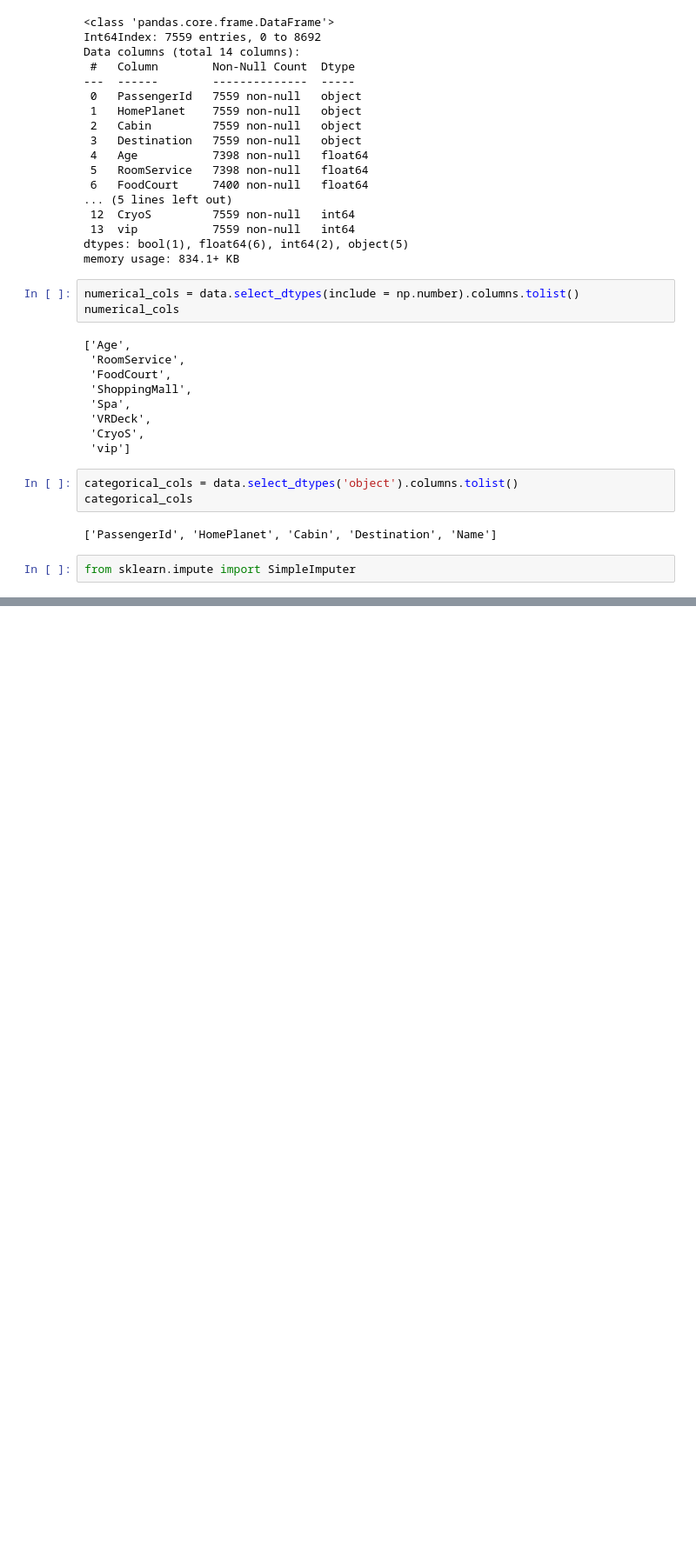
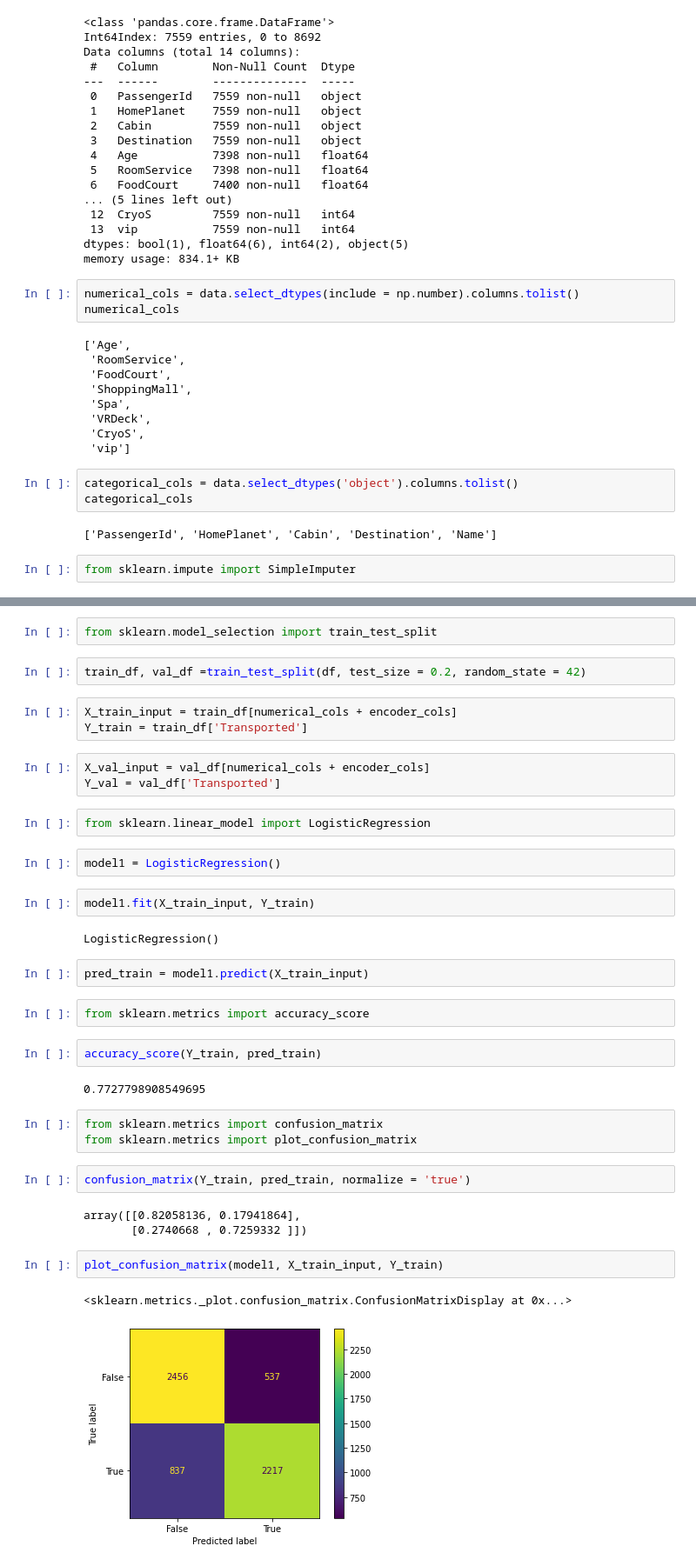
Before and after one commit to SHOURYA-ANANT/Titanic_spaceship, a Jupyter notebook: Titanic.ipynb, the cells around one changed output, grey strips where cells are left out. Shown at 87% size. Saved outputs shown, nothing was run; the diff lists cells and outputs as text; blank space fills up the shorter version.

```diff
--- a/Titanic.ipynb
+++ b/Titanic.ipynb
@@ -177,0 +322,39 @@ Name: Transported, dtype: int64
+# %%
+from sklearn.model_selection import train_test_split
+# %%
+train_df, val_df =train_test_split(df, test_size = 0.2, random_state = 42)
+# %%
+X_train_input = train_df[numerical_cols + encoder_cols]
+Y_train = train_df['Transported']
+# %%
+X_val_input = val_df[numerical_cols + encoder_cols]
+Y_val = val_df['Transported']
+# %%
+from sklearn.linear_model import LogisticRegression
+# %%
+model1 = LogisticRegression()
+# %%
+model1.fit(X_train_input, Y_train)
+# %% [output]
+LogisticRegression()
+# %%
+pred_train = model1.predict(X_train_input)
+# %%
+from sklearn.metrics import accuracy_score
+# %%
+accuracy_score(Y_train, pred_train)
+# %% [output]
+0.7727798908549695
+# %%
+from sklearn.metrics import confusion_matrix
+from sklearn.metrics import plot_confusion_matrix
+# %%
+confusion_matrix(Y_train, pred_train, normalize = 'true')
+# %% [output]
+array([[0.82058136, 0.17941864],
+       [0.2740668 , 0.7259332 ]])
+# %%
+plot_confusion_matrix(model1, X_train_input, Y_train)
+# %% [output]
+<sklearn.metrics._plot.confusion_matrix.ConfusionMatrixDisplay at 0x...>
+[figure, added]
```
Also changed, not shown: parts of 34 cells of this notebook.
